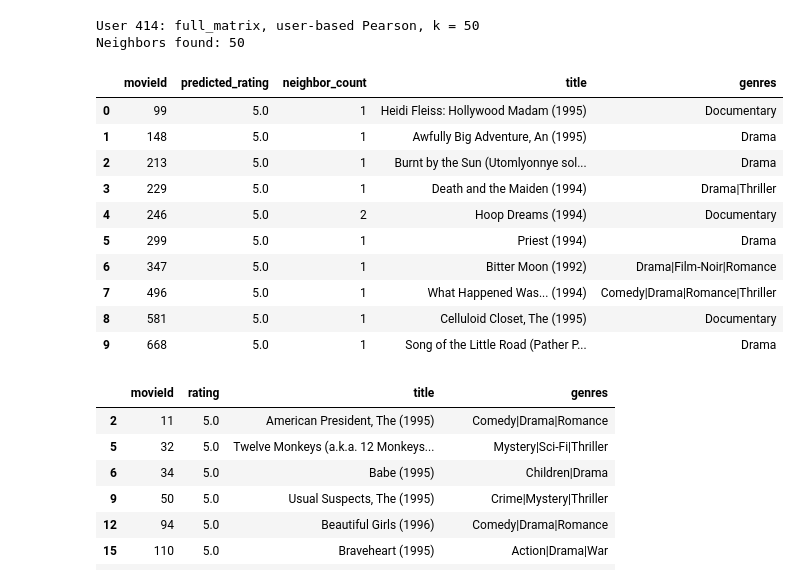
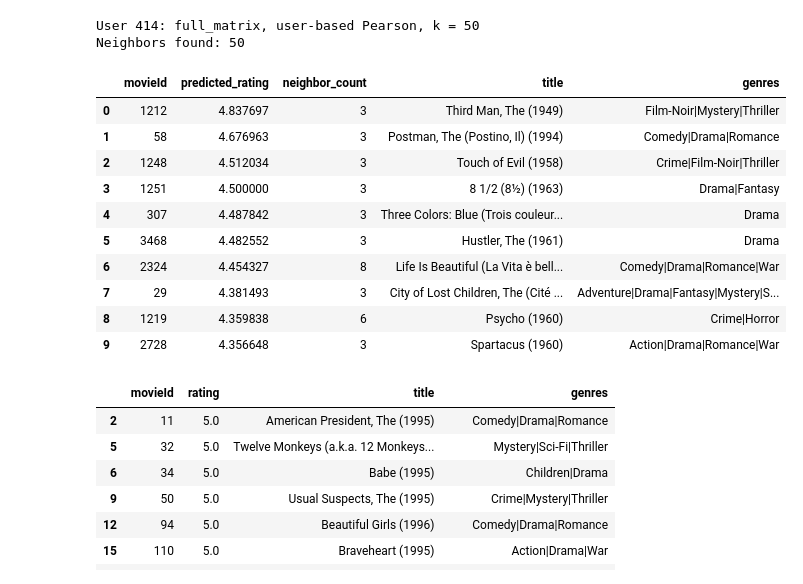
Before and after one commit to zeinahussien/Recommender-System-Assignment1, a Jupyter notebook: assignment1_team_template (1).ipynb, the cells around one changed output. Saved outputs shown, nothing was run; the diff lists cells and outputs as text; code cells hidden in the pictures.

Commit message:
Refactor movie recommendation logic to require at least 3 neighbors for predictions; update execution counts and modify output data for improved accuracy and relevance in recommendations.

```diff
--- a/assignment1_team_template (1).ipynb
+++ b/assignment1_team_template (1).ipynb
@@ -802,40 +802,40 @@ Neighbors found: 50
 # %%
 predictions = []
 
 for movie_id in user_ratings[user_ratings.isna()].index:
     total = 0
     weight = 0
     count = 0
 
     for neighbor_id, similarity in neighbors:
         rating = matrix.loc[neighbor_id, movie_id]
         if pd.notna(rating):
             total += similarity * rating
             weight += abs(similarity)
             count += 1
 
-    if weight > 0:
-        predictions.append([movie_id, total / weight, count])
+    if weight > 0 and count >= 3:
+           predictions.append([movie_id, total / weight, count])
 
 top_10 = pd.DataFrame(predictions, columns=["movieId", "predicted_rating", "neighbor_count"])
 top_10 = top_10.sort_values(["predicted_rating", "movieId"], ascending=[False, True]).head(10)
 top_10 = top_10.merge(movies[["movieId", "title", "genres"]], on="movieId", validate="one_to_one")
 
 assert len(top_10) == 10, "Fewer than 10 recommendations were possible."
 
 display(top_10)
 # %% [output]
 |  | movieId | predicted_rating | neighbor_count | title | genres |
-| 0 | 99 | 5.0 | 1 | Heidi Fleiss: Hollywood Madam (1995) | Documentary |
-| 1 | 148 | 5.0 | 1 | Awfully Big Adventure, An (1995) | Drama |
-| 2 | 213 | 5.0 | 1 | Burnt by the Sun (Utomlyonnye sol... | Drama |
-| 3 | 229 | 5.0 | 1 | Death and the Maiden (1994) | Drama|Thriller |
-| 4 | 246 | 5.0 | 2 | Hoop Dreams (1994) | Documentary |
-| 5 | 299 | 5.0 | 1 | Priest (1994) | Drama |
-| 6 | 347 | 5.0 | 1 | Bitter Moon (1992) | Drama|Film-Noir|Romance |
-| 7 | 496 | 5.0 | 1 | What Happened Was... (1994) | Comedy|Drama|Romance|Thriller |
-| 8 | 581 | 5.0 | 1 | Celluloid Closet, The (1995) | Documentary |
-| 9 | 668 | 5.0 | 1 | Song of the Little Road (Pather P... | Drama |
+| 0 | 1212 | 4.837697 | 3 | Third Man, The (1949) | Film-Noir|Mystery|Thriller |
+| 1 | 58 | 4.676963 | 3 | Postman, The (Postino, Il) (1994) | Comedy|Drama|Romance |
+| 2 | 1248 | 4.512034 | 3 | Touch of Evil (1958) | Crime|Film-Noir|Thriller |
+| 3 | 1251 | 4.500000 | 3 | 8 1/2 (8½) (1963) | Drama|Fantasy |
+| 4 | 307 | 4.487842 | 3 | Three Colors: Blue (Trois couleur... | Drama |
+| 5 | 3468 | 4.482552 | 3 | Hustler, The (1961) | Drama |
+| 6 | 2324 | 4.454327 | 8 | Life Is Beautiful (La Vita è bell... | Comedy|Drama|Romance|War |
+| 7 | 29 | 4.381493 | 3 | City of Lost Children, The (Cité ... | Adventure|Drama|Fantasy|Mystery|S... |
+| 8 | 1219 | 4.359838 | 6 | Psycho (1960) | Crime|Horror |
+| 9 | 2728 | 4.356648 | 3 | Spartacus (1960) | Action|Drama|Romance|War |
 # %%
 liked_movies = user_ratings[user_ratings >= 4].reset_index()
 liked_movies.columns = ["movieId", "rating"]
```
Also changed, not shown: parts of 2 cells of this notebook.
